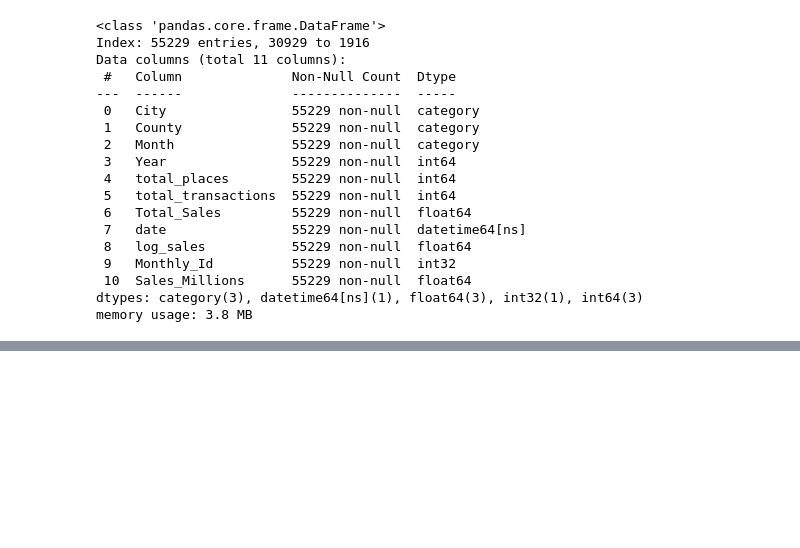
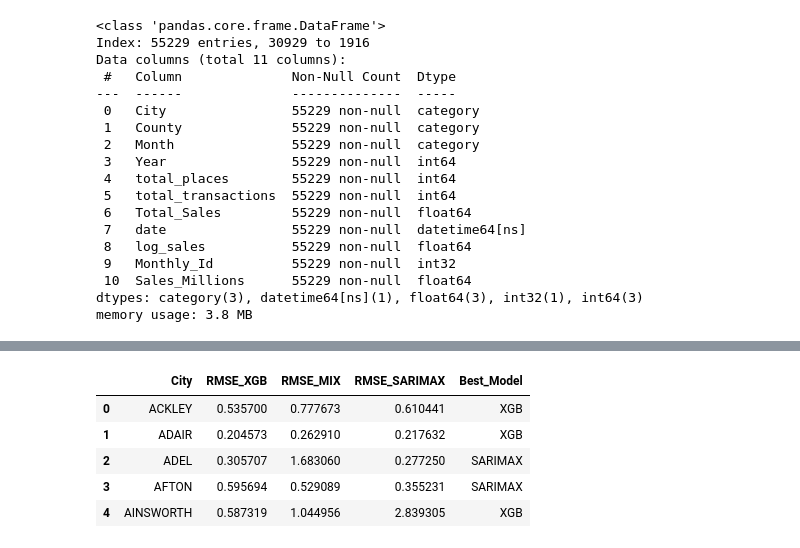
Before and after one commit to shoshanamiriamlevin-glitch/Iowa-liquor-sale-analysis-by-yaakovlevin, a Jupyter notebook: iwoa-liquaor-mixlm-by-yaakov-levin.ipynb, the cells around one changed output, grey strips where cells are left out. Cells and saved outputs as stored; diff of their text form; code cells hidden in the pictures; blank space fills up the shorter version.

```diff
--- a/iwoa-liquaor-mixlm-by-yaakov-levin.ipynb
+++ b/iwoa-liquaor-mixlm-by-yaakov-levin.ipynb
@@ -933,3 +824,97 @@ Data columns (total 11 columns):
  10  Sales_Millions      55229 non-null  float64
 dtypes: category(3), datetime64[ns](1), float64(3), int32(1), int64(3)
 memory usage: 3.8 MB
+# %%
+
+import pandas as pd
+import numpy as np
+from sklearn.metrics import mean_squared_error
+from statsmodels.tsa.statespace.sarimax import SARIMAX
+
+# ---------------------------------------------------------
+#  FULL MODEL COMPARISON FOR ALL CITIES
+# ---------------------------------------------------------
+
+results = []
+
+all_cities = sorted(df['City'].unique())
+
+print("Computing RMSE for ALL cities...")
+
+for city in all_cities:
+
+    # Filter city data
+    city_train = train[train['City'] == city].sort_values('date')
+    city_test  = test[test['City'] == city].sort_values('date')
+
+    # Skip cities with no 2023 data
+    if city_test.empty:
+        continue
+
+    # -------------------------
+    # XGBoost & MixedLM RMSE
+    # -------------------------
+    rmse_xgb = np.sqrt(mean_squared_error(city_test['log_sales'], city_test['pred_xgb']))
+    rmse_mix = np.sqrt(mean_squared_error(city_test['log_sales'], city_test['pred_mix']))
+
+    # -------------------------
+    # SARIMAX RMSE
+    # -------------------------
+    ts_train = city_train.set_index('date')['log_sales'].sort_index()
+
+    if ts_train.shape[0] < 2:
+        rmse_sar = np.nan
+    else:
+        try:
+            ts_monthly = ts_train.asfreq('MS')
+        except:
+            ts_monthly = ts_train.resample('MS').mean()
+
+        ts_monthly = ts_monthly.fillna(method='ffill').fillna(method='bfill')
+
+        if ts_monthly.shape[0] < 2:
+            rmse_sar = np.nan
+        else:
+            try:
+                sar = SARIMAX(
+                    ts_monthly,
+                    order=(1,1,1),
+                    seasonal_order=(1,1,1,12),
+                    enforce_stationarity=False,
+                    enforce_invertibility=False
+                ).fit(disp=False)
+
+                sar_pred = sar.forecast(steps=len(city_test)).values
+                rmse_sar = np.sqrt(mean_squared_error(city_test['log_sales'], sar_pred))
+
+            except:
+                rmse_sar = np.nan
+
+    # -------------------------
+    # Determine Best Model
+    # -------------------------
+    model_scores = {
+        'XGB': rmse_xgb,
+        'MixedLM': rmse_mix,
+        'SARIMAX': rmse_sar
+    }
+
+    best_model = min(model_scores, key=lambda k: model_scores[k] if not np.isnan(model_scores[k]) else 9999)
+
+    # -------------------------
+    # Save results
+    # -------------------------
+    results.append({
+        'City': city,
+        'RMSE_XGB': rmse_xgb,
+        'RMSE_MIX': rmse_mix,
+        'RMSE_SARIMAX': rmse_sar,
+        'Best_Model': best_model
+    })
+
+# Convert to DataFrame
+results_df = pd.DataFrame(results).sort_values('City')
+
+print("\nModel Comparison Table:")
+results_df.head()
+# %% [output]
@@ -935,0 +923,6 @@ memory usage: 3.8 MB
+|  | City | RMSE_XGB | RMSE_MIX | RMSE_SARIMAX | Best_Model |
+| 0 | ACKLEY | 0.535700 | 0.777673 | 0.610441 | XGB |
+| 1 | ADAIR | 0.204573 | 0.262910 | 0.217632 | XGB |
+| 2 | ADEL | 0.305707 | 1.683060 | 0.277250 | SARIMAX |
+| 3 | AFTON | 0.595694 | 0.529089 | 0.355231 | SARIMAX |
+| 4 | AINSWORTH | 0.587319 | 1.044956 | 2.839305 | XGB |
```
Also changed, not shown: parts of 10 cells of this notebook.
